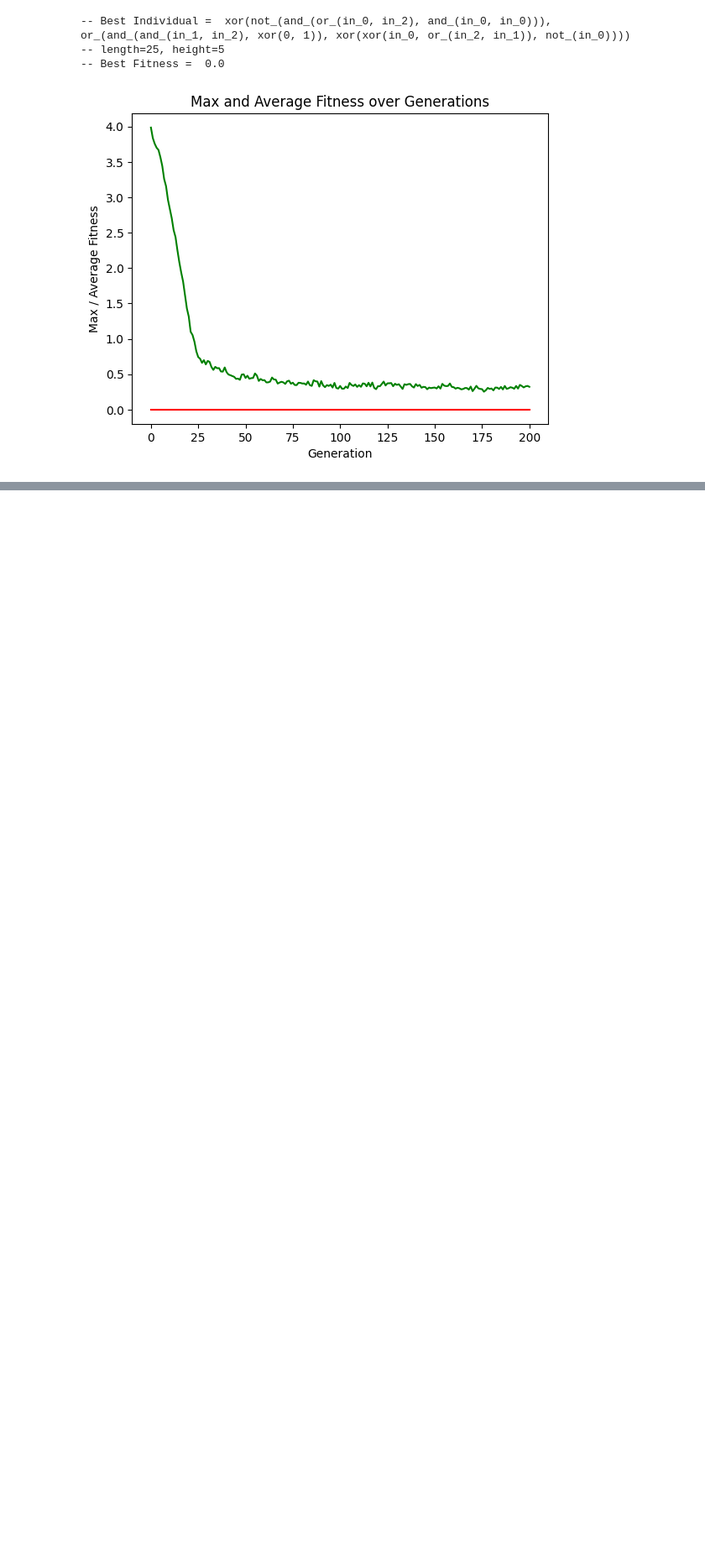
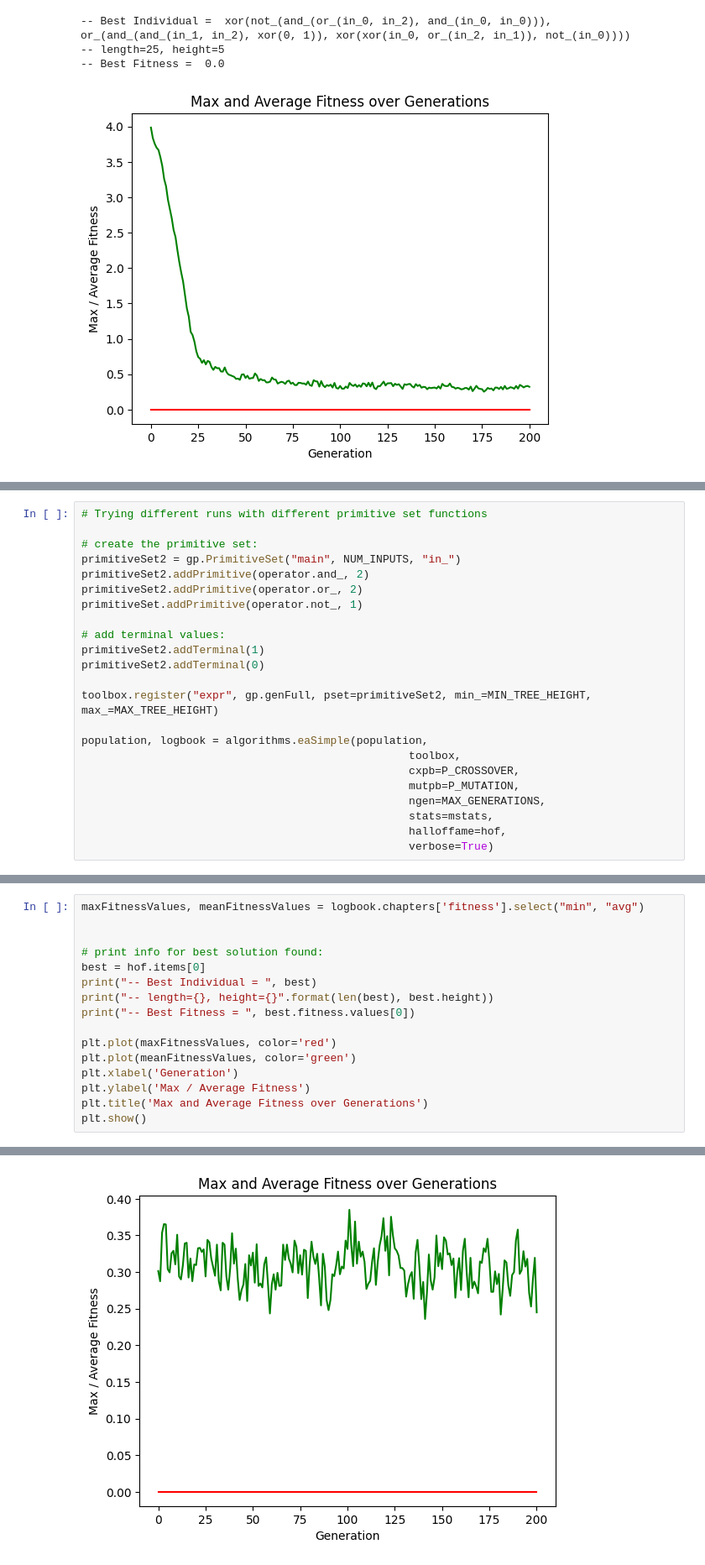
Before and after one commit to sprince0031/UL_Masters, a Jupyter notebook: SEM_1/CS6271-Evolutionary_Computation_and_Humanoid_Robotics/Week05Lab/GP_3bit_Parity.ipynb, the cells around one changed output, grey strips where cells are left out. Shown at 84% size. Cells and saved outputs as stored; diff of their text form; blank space fills up the shorter version.

```diff
--- a/SEM_1/CS6271-Evolutionary_Computation_and_Humanoid_Robotics/Week05Lab/GP_3bit_Parity.ipynb
+++ b/SEM_1/CS6271-Evolutionary_Computation_and_Humanoid_Robotics/Week05Lab/GP_3bit_Parity.ipynb
@@ -195,0 +263,23 @@ Now, this looks way more interesting than the Symbolic Regression graph as GP is
+# %%
+# Trying different runs with different primitive set functions
+
+# create the primitive set:
+primitiveSet2 = gp.PrimitiveSet("main", NUM_INPUTS, "in_")
+primitiveSet2.addPrimitive(operator.and_, 2)
+primitiveSet2.addPrimitive(operator.or_, 2)
+primitiveSet.addPrimitive(operator.not_, 1)
+
+# add terminal values:
+primitiveSet2.addTerminal(1)
+primitiveSet2.addTerminal(0)
+
+toolbox.register("expr", gp.genFull, pset=primitiveSet2, min_=MIN_TREE_HEIGHT, max_=MAX_TREE_HEIGHT)
+
+population, logbook = algorithms.eaSimple(population,
+                                                  toolbox,
+                                                  cxpb=P_CROSSOVER,
+                                                  mutpb=P_MUTATION,
+                                                  ngen=MAX_GENERATIONS,
+                                                  stats=mstats,
+                                                  halloffame=hof,
+                                                  verbose=True)
@@ -195,0 +304,17 @@ Now, this looks way more interesting than the Symbolic Regression graph as GP is
+# %%
+maxFitnessValues, meanFitnessValues = logbook.chapters['fitness'].select("min", "avg")
+
+
+# print info for best solution found:
+best = hof.items[0]
+print("-- Best Individual = ", best)
+print("-- length={}, height={}".format(len(best), best.height))
+print("-- Best Fitness = ", best.fitness.values[0])
+
+plt.plot(maxFitnessValues, color='red')
+plt.plot(meanFitnessValues, color='green')
+plt.xlabel('Generation')
+plt.ylabel('Max / Average Fitness')
+plt.title('Max and Average Fitness over Generations')
+plt.show()
+# %% [output]
@@ -195,0 +324 @@ Now, this looks way more interesting than the Symbolic Regression graph as GP is
+[figure, added]
```
Also changed, not shown: parts of 10 cells of this notebook, 2 other files.
